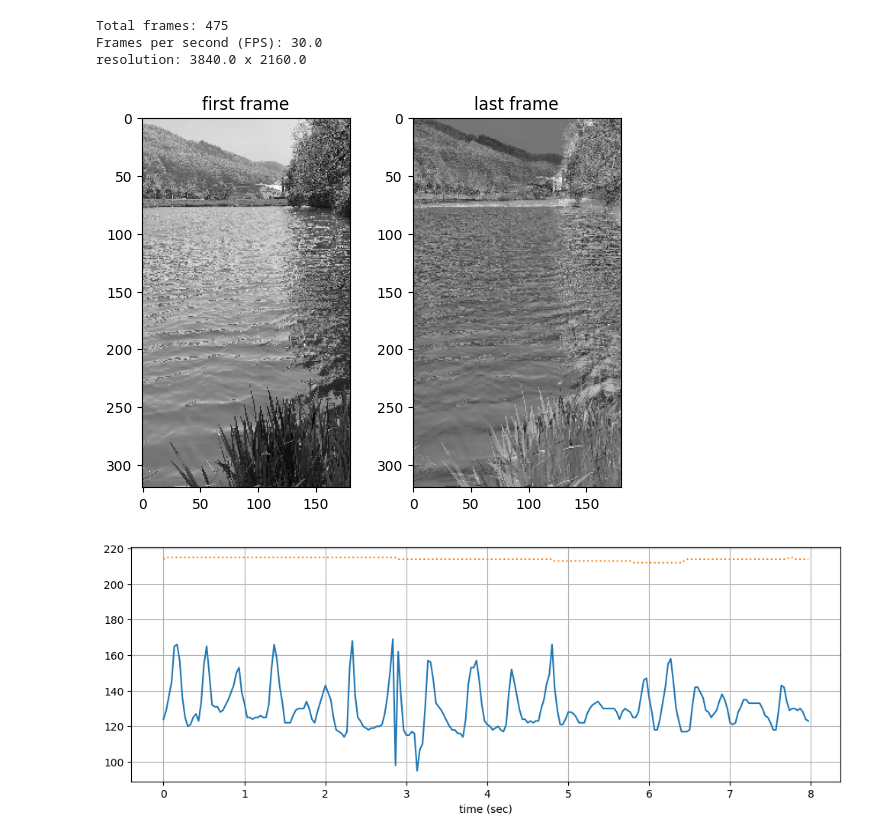
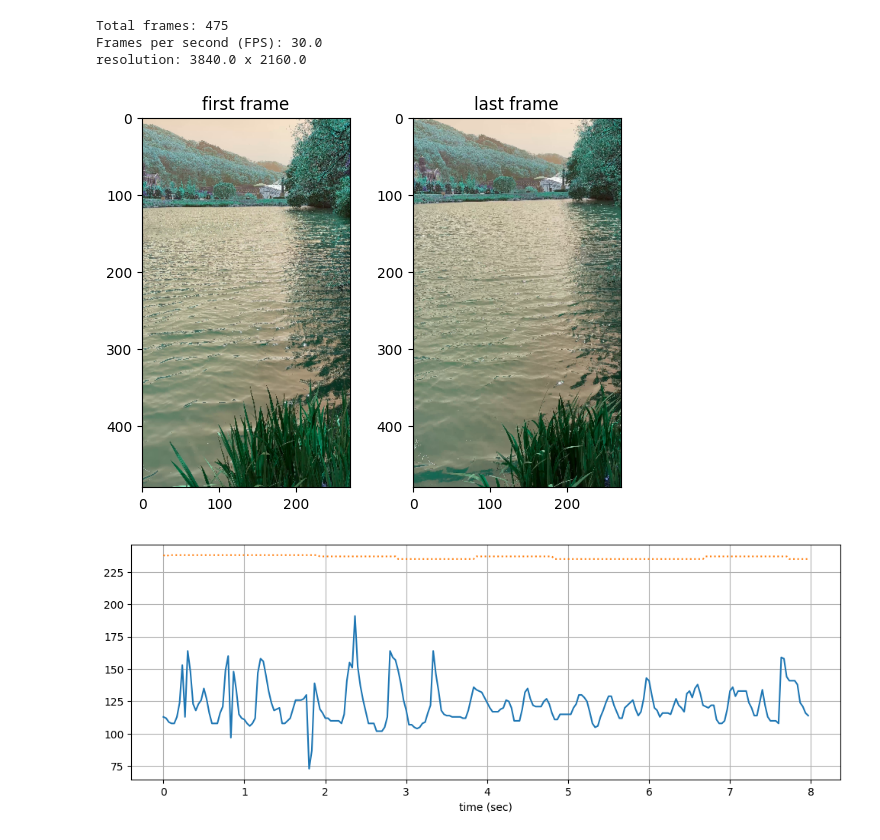
Before and after one commit to hufsaim/T10302201, a Jupyter notebook: notebook_2025/Lab04.ipynb, the cells around one changed output. Saved outputs shown, nothing was run; the diff lists cells and outputs as text; code cells hidden in the pictures.

```diff
--- a/notebook_2025/Lab04.ipynb
+++ b/notebook_2025/Lab04.ipynb
@@ -6,7 +6,7 @@ import cv2
 import os
 import numpy as np
 # %%
-video_path = 'IMG.MOV'
+video_path = 'mydata.mp4'
 cap = cv2.VideoCapture(video_path)
 # %%
 frame_count = int(cap.get(cv2.CAP_PROP_FRAME_COUNT))
@@ -23,41 +23,41 @@ Total frames: 475
 Frames per second (FPS): 30.0
 resolution: 3840.0 x 2160.0
 # %%
-R = 12
+R = 8
 xr_ = int(xr/R)
 yr_ = int(yr/R)
 
 n=0
 
-frames = np.zeros((frame_count,yr_,xr_))
+frames = np.zeros((frame_count,yr_,xr_,3)).astype(np.uint8)
 while cap.isOpened():
     ret, frame = cap.read()
     if not ret:
         break
     resized = cv2.resize(frame, (xr_, yr_))
-    resized_gray = cv2.cvtColor(resized, cv2.COLOR_BGR2GRAY)
-    frames[n,:,:] = resized_gray
+#    resized_gray = cv2.cvtColor(resized, cv2.COLOR_BGR2GRAY)
+    frames[n,:,:,:] = resized
     n += 1
 cap.release()
 # %%
 plt.subplot(121)
-plt.imshow(frames[0],cmap='gray')
+plt.imshow(frames[0])
 plt.title('first frame')
 plt.subplot(122)
-plt.imshow(frames[-1],cmap='gray')
+plt.imshow(frames[-1])
 plt.title('last frame')
 plt.show()
 # %% [output]
-[figure, old version]
+[figure, new version]
 # %%
 tp = np.arange(len(frames))*(1/fps)
 
 plt.figure(figsize=(12,4))
-plt.plot(tp[:240],frames[:240,250,50])
-plt.plot(tp[:240],frames[:240,10,75],':')
+plt.plot(tp[:240],frames[:240,350,50,2])
+plt.plot(tp[:240],frames[:240,10,75,0],':')
 
 plt.grid('minor')
 plt.xlabel('time (sec)')
 plt.show()
 # %% [output]
-[figure, old version]
+[figure, new version]
```
